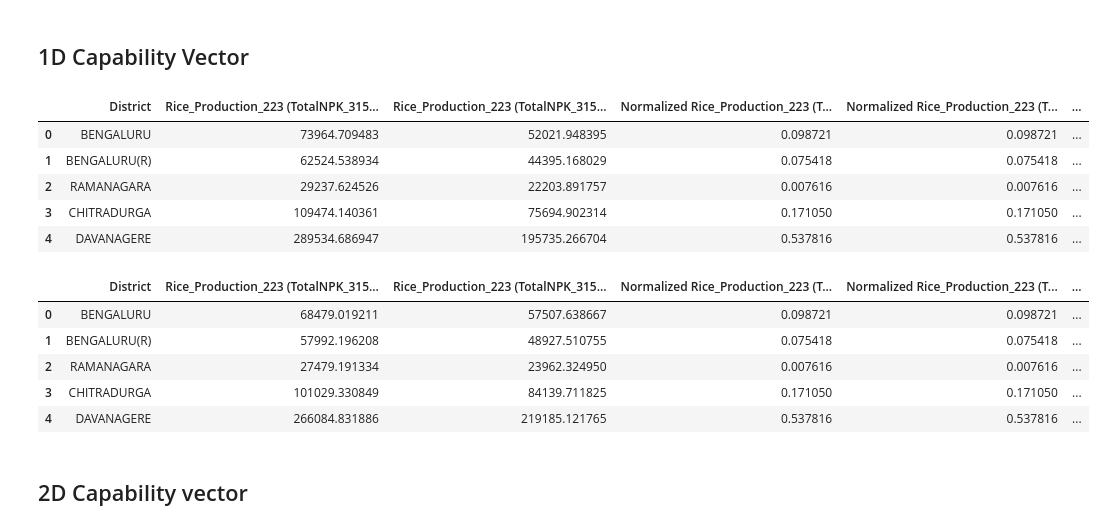
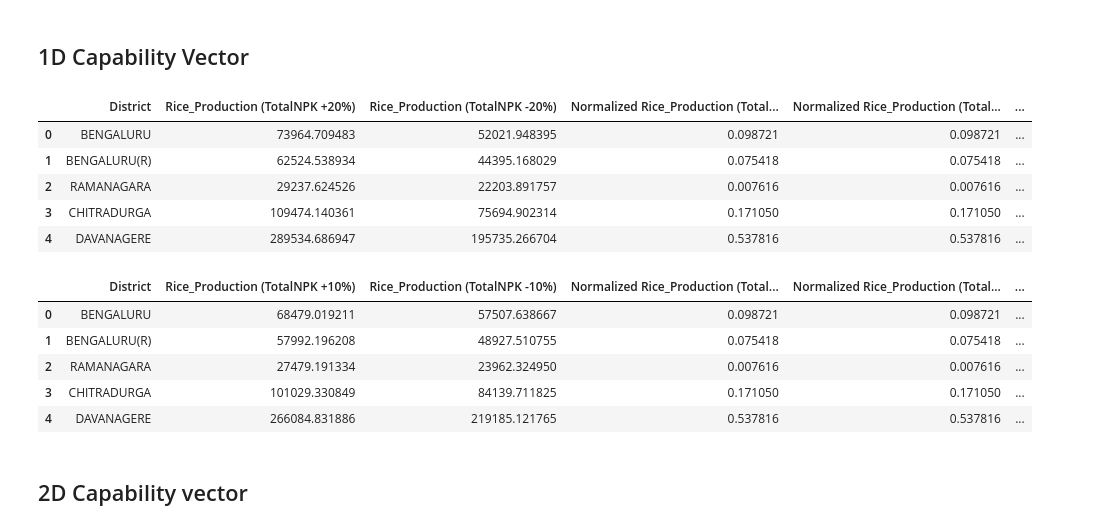
Before and after one commit to Manish3693/WSL_PSS, a Jupyter notebook: PE_1.ipynb, the cells around one changed output. Drawn from its saved outputs; the diff is of its cells as text; code cells hidden in the pictures.

```diff
--- a/PE_1.ipynb
+++ b/PE_1.ipynb
@@ -111,7 +111,7 @@ def get_node_stability(G,dim):
     return stability_dict
 # %%
 G = nx.Graph()
-df = pd.read_excel('KAG 2016-17/Agriculture/Agriculture_KAG_2016_17.xlsx')
+df = pd.read_csv('KAG 2016-17/Agriculture/Agriculture_KAG_2016_17.csv')
 adjacency_file = 'Karnataka_District_Adjacency_File.xlsx'
 
 # existing_data = pd.DataFrame(df['District'])
@@ -136,7 +136,7 @@ def calculate_and_return_initial_stability(df, columns, G, adjacency_file = adja
 
     return df["Initial Stability"]
 # %%
-columns_to_normalize = ["Rice_Production_223", "Jowar_Yield_278"]
+columns_to_normalize = ["Rice_Production", "Jowar_Yield"]
 dim = 1
 for col in columns_to_normalize:
     column_values = df[col].values.reshape(-1, 1)
@@ -415,36 +428,36 @@ def calc_and_vis_impact_stability_1D(G, existing_data, adjacency_file, base_colu
         text=f'Avg Normalized {capability_vector}',
         showarrow=True,
         arrowhead=4,
         arrowcolor='blue',
         ax=-40,
         ay=0,
         font=dict(color='blue')
     )
 
     # Add tooltips for -intervention
     fig_decrease.update_traces(hoverinfo='text+name',
                                hovertext=["District: " + str(d) +
                                           f"<br>Impact ({capability_vector}): {y} <br>Stability ({base_column} -{intervention}%): {x}"
                                           for x, y, d in zip(fig_decrease.data[0].x, fig_decrease.data[0].y, existing_data['District'])])
 
     # Show the plots
     fig_increase.show()
     fig_decrease.show()
 
     return existing_data
 
-base_Column = "TotalNPK_315"
-CapabilityVector = "Rice_Production_223"
+base_Column = "TotalNPK"
+CapabilityVector = "Rice_Production"
 change_percentage = 20
 inter = [10,20]
 dim = 1
 # Call the function and get the handles for the two plots
 new_data_20 = calc_and_vis_impact_stability_1D(G, existing_data.copy(), adjacency_file, base_Column, CapabilityVector, change_percentage, dim)
 
 # Display the resulting DataFrame
 new_data_20.head()
 # %% [output]
-|  | District | Rice_Production_223 (TotalNPK_315... | Rice_Production_223 (TotalNPK_315... | Normalized Rice_Production_223 (T... | Normalized Rice_Production_223 (T... | ... |
+|  | District | Rice_Production (TotalNPK +20%) | Rice_Production (TotalNPK -20%) | Normalized Rice_Production (Total... | Normalized Rice_Production (Total... | ... |
 | 0 | BENGALURU | 73964.709483 | 52021.948395 | 0.098721 | 0.098721 | ... |
 | 1 | BENGALURU(R) | 62524.538934 | 44395.168029 | 0.075418 | 0.075418 | ... |
 | 2 | RAMANAGARA | 29237.624526 | 22203.891757 | 0.007616 | 0.007616 | ... |
@@ -467,7 +480,7 @@ new_data = calc_and_vis_impact_stability_1D(G, existing_data.copy(), adjacency_f
 # Display the resulting DataFrame
 new_data.head()
 # %% [output]
-|  | District | Rice_Production_223 (TotalNPK_315... | Rice_Production_223 (TotalNPK_315... | Normalized Rice_Production_223 (T... | Normalized Rice_Production_223 (T... | ... |
+|  | District | Rice_Production (TotalNPK +10%) | Rice_Production (TotalNPK -10%) | Normalized Rice_Production (Total... | Normalized Rice_Production (Total... | ... |
 | 0 | BENGALURU | 68479.019211 | 57507.638667 | 0.098721 | 0.098721 | ... |
 | 1 | BENGALURU(R) | 57992.196208 | 48927.510755 | 0.075418 | 0.075418 | ... |
 | 2 | RAMANAGARA | 27479.191334 | 23962.324950 | 0.007616 | 0.007616 | ... |
```
Also changed, not shown: parts of 22 cells of this notebook, 2 other files.
